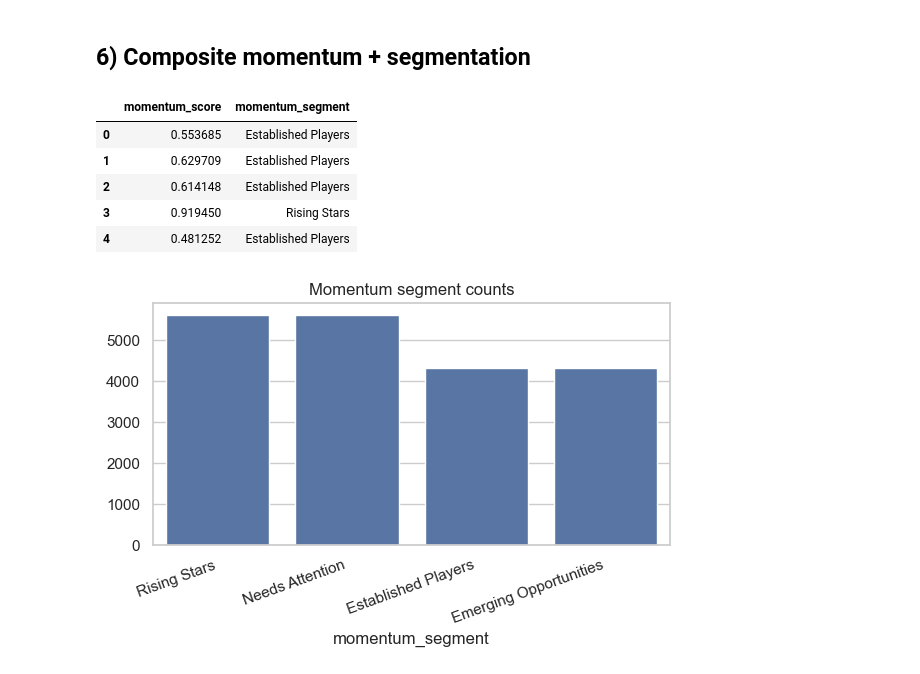
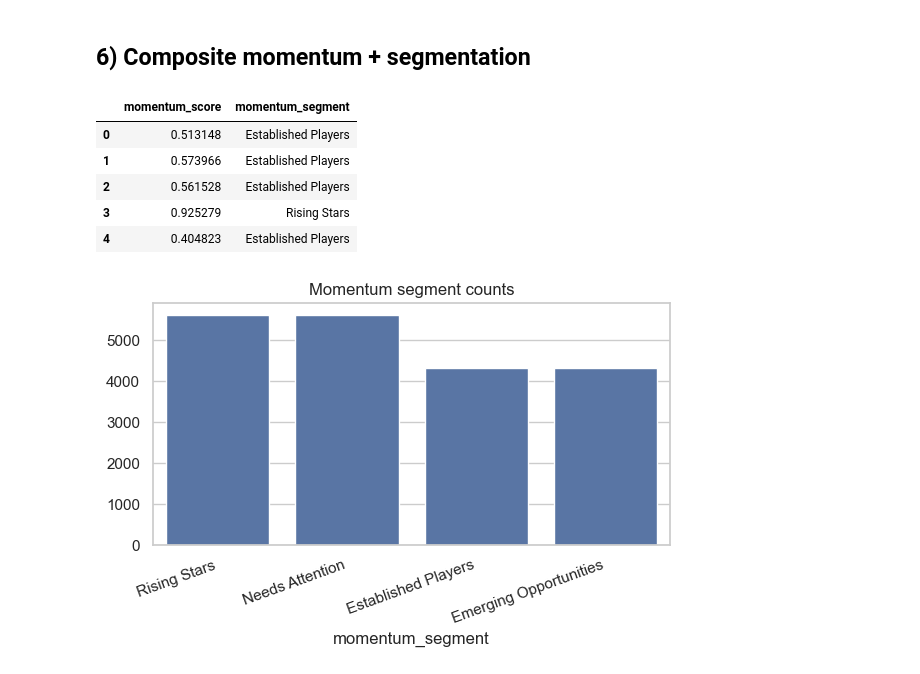
Before and after one commit to liyunling2/OPE, a Jupyter notebook: _2_feature_engineering+momentum/start/momentum.ipynb, the cells around one changed output. Saved outputs shown, nothing was run; the diff lists cells and outputs as text; code cells hidden in the pictures.

Commit message:
edited performance/growth rates composite weights for momentum

```diff
--- a/_2_feature_engineering+momentum/start/momentum.ipynb
+++ b/_2_feature_engineering+momentum/start/momentum.ipynb
@@ -569,36 +628,37 @@ plt.tight_layout()
 # %% [markdown]
 ## 6) Composite momentum + segmentation
 # %%
-ALPHA = 0.5
-restaurants_agg["momentum_score"] = ALPHA * restaurants_agg["performance_score"] + (1 - ALPHA) * restaurants_agg["growth_score"]
+# i think we may have to weigh the performance and growth scores (based on industry standards)
+perf_weight = 0.4
+restaurants_agg["momentum_score"] = perf_weight * restaurants_agg["performance_score"] + (1 - perf_weight) * restaurants_agg["growth_score"]
 
 perf_cut = restaurants_agg["performance_score"].median()
 grow_cut = restaurants_agg["growth_score"].median()
 
 restaurants_agg["momentum_segment"] = np.select(
     [
         (restaurants_agg["performance_score"] >= perf_cut) & (restaurants_agg["growth_score"] >= grow_cut),
         (restaurants_agg["performance_score"] <  perf_cut) & (restaurants_agg["growth_score"] >= grow_cut),
         (restaurants_agg["performance_score"] >= perf_cut) & (restaurants_agg["growth_score"] <  grow_cut),
         (restaurants_agg["performance_score"] <  perf_cut) & (restaurants_agg["growth_score"] <  grow_cut),
     ],
     [
         "Rising Stars",
         "Emerging Opportunities",
         "Established Players",
         "Needs Attention",
     ],
     default="Unclassified"
 )
 
 restaurants_agg[["momentum_score","momentum_segment"]].head()
 # %% [output]
 |  | momentum_score | momentum_segment |
-| 0 | 0.553685 | Established Players |
-| 1 | 0.629709 | Established Players |
-| 2 | 0.614148 | Established Players |
-| 3 | 0.919450 | Rising Stars |
-| 4 | 0.481252 | Established Players |
+| 0 | 0.513148 | Established Players |
+| 1 | 0.573966 | Established Players |
+| 2 | 0.561528 | Established Players |
+| 3 | 0.925279 | Rising Stars |
+| 4 | 0.404823 | Established Players |
 # %%
 # Segment counts
 plt.figure(figsize=(6, 4))
```
Also changed, not shown: parts of 9 cells of this notebook, 3 other files.
